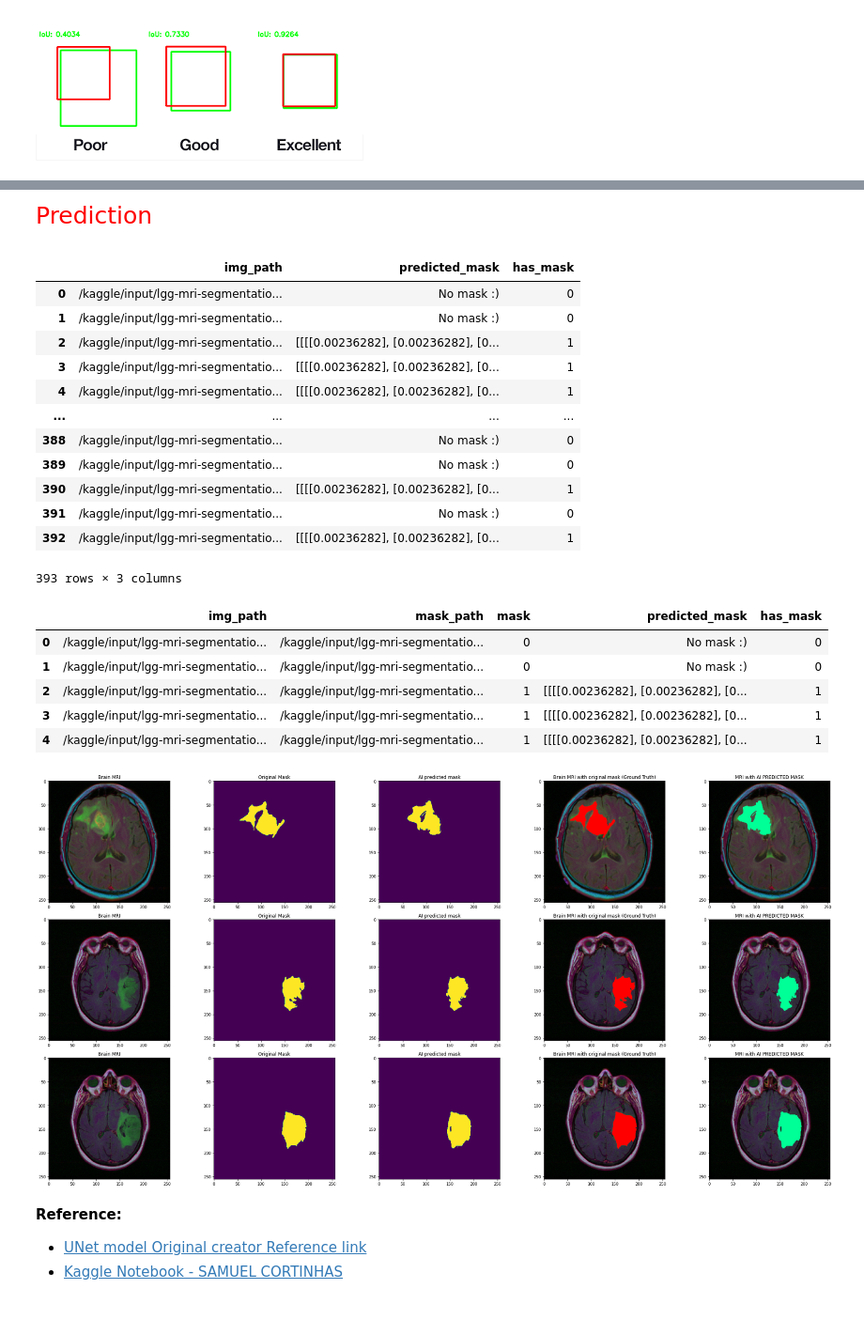
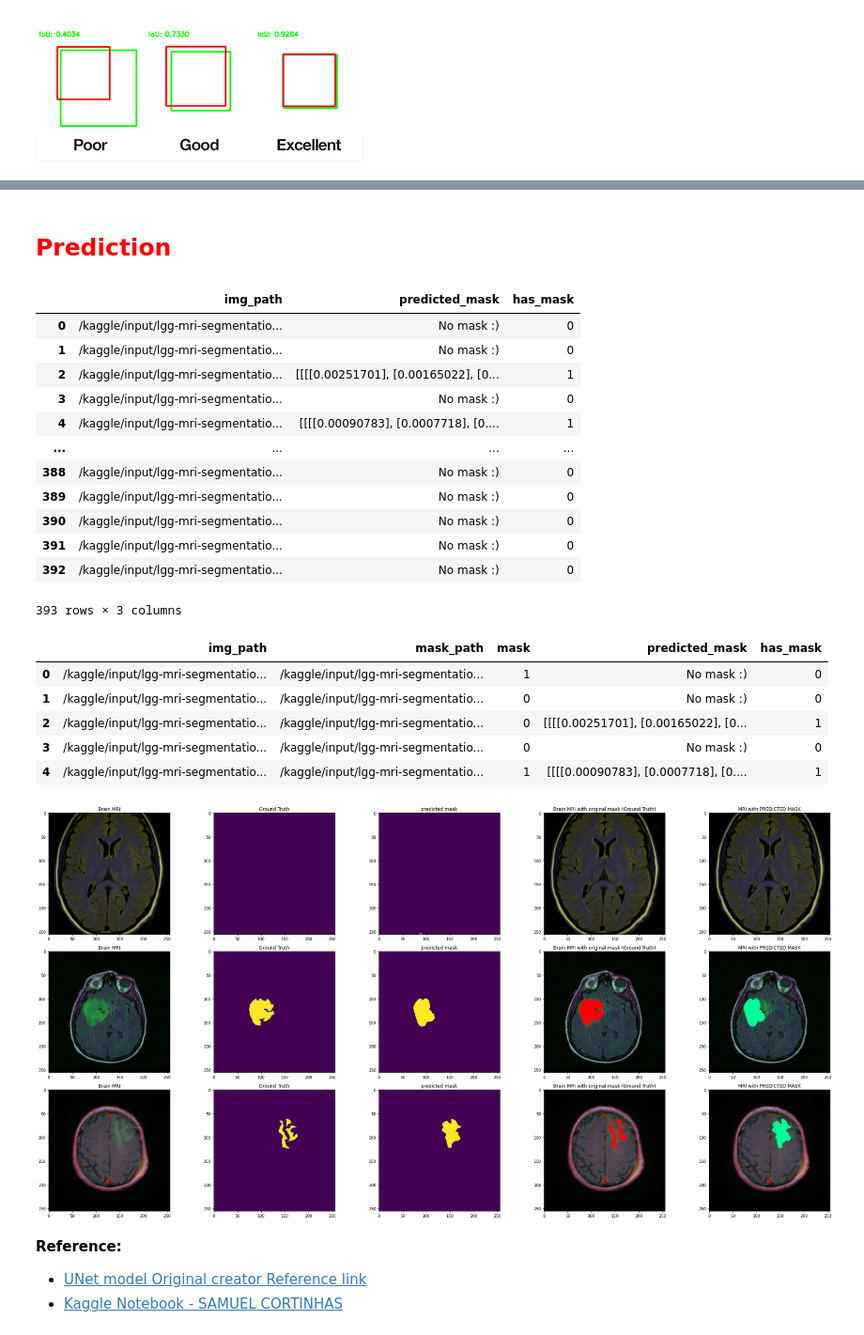
Before and after one commit to tejasurya/Brain-MRI-Detector-Segmentation-Using-UNet, a Jupyter notebook: Brain_MRI_Detector_Segmentation_UNet.ipynb, the cells around one changed output, grey strips where cells are left out. Shown at 94% size. Drawn from its saved outputs; the diff is of its cells as text; code cells hidden in the pictures.

Commit message:
Kaggle Notebook | UNet Guide 🧠 Image segmentation | Version 9

```diff
--- a/Brain_MRI_Detector_Segmentation_UNet.ipynb
+++ b/Brain_MRI_Detector_Segmentation_UNet.ipynb
@@ -536,5 +553,5 @@ def dice_coef_loss(y_true, y_pred):
 # %%
-EPOCH = 70
+EPOCH = 100
 learning_rate = 1e-3
 # %%
 model.compile(optimizer=Adam(learning_rate=1e-3, beta_1=0.9, beta_2=0.999, epsilon=None, decay=1e-3/32, amsgrad=False),
@@ -607,5 +624,5 @@ plt.legend(['train', 'val']);
 # %% [markdown]
-<p class="list-group-item list-group-item-action active" style="color:#FF0000;background-color:white;font-size:25px">Prediction</p> <a id=7></a>
+# <span class="list-group-item list-group-item-action active" style="color:#FF0000;background-color:white;font-size:25px">Prediction</span> <a id=7></a>
 # %%
 test_ids = list(mri_test.img_path)
 test_mask = list(mri_test.mask_path)
@@ -656,26 +673,26 @@ df_pred
 |  | img_path | predicted_mask | has_mask |
 | 0 | /kaggle/input/lgg-mri-segmentatio... | No mask :) | 0 |
 | 1 | /kaggle/input/lgg-mri-segmentatio... | No mask :) | 0 |
-| 2 | /kaggle/input/lgg-mri-segmentatio... | [[[[0.00236282], [0.00236282], [0... | 1 |
-| 3 | /kaggle/input/lgg-mri-segmentatio... | [[[[0.00236282], [0.00236282], [0... | 1 |
-| 4 | /kaggle/input/lgg-mri-segmentatio... | [[[[0.00236282], [0.00236282], [0... | 1 |
+| 2 | /kaggle/input/lgg-mri-segmentatio... | [[[[0.00251701], [0.00165022], [0... | 1 |
+| 3 | /kaggle/input/lgg-mri-segmentatio... | No mask :) | 0 |
+| 4 | /kaggle/input/lgg-mri-segmentatio... | [[[[0.00090783], [0.0007718], [0.... | 1 |
 | ... | ... | ... | ... |
 | 388 | /kaggle/input/lgg-mri-segmentatio... | No mask :) | 0 |
 | 389 | /kaggle/input/lgg-mri-segmentatio... | No mask :) | 0 |
-| 390 | /kaggle/input/lgg-mri-segmentatio... | [[[[0.00236282], [0.00236282], [0... | 1 |
+| 390 | /kaggle/input/lgg-mri-segmentatio... | No mask :) | 0 |
 | 391 | /kaggle/input/lgg-mri-segmentatio... | No mask :) | 0 |
-| 392 | /kaggle/input/lgg-mri-segmentatio... | [[[[0.00236282], [0.00236282], [0... | 1 |
+| 392 | /kaggle/input/lgg-mri-segmentatio... | No mask :) | 0 |
 393 rows × 3 columns
 # %%
 df_pred = mri_test.merge(df_pred, on='img_path')
 df_pred.head()
 # %% [output]
 |  | img_path | mask_path | mask | predicted_mask | has_mask |
-| 0 | /kaggle/input/lgg-mri-segmentatio... | /kaggle/input/lgg-mri-segmentatio... | 0 | No mask :) | 0 |
+| 0 | /kaggle/input/lgg-mri-segmentatio... | /kaggle/input/lgg-mri-segmentatio... | 1 | No mask :) | 0 |
 | 1 | /kaggle/input/lgg-mri-segmentatio... | /kaggle/input/lgg-mri-segmentatio... | 0 | No mask :) | 0 |
-| 2 | /kaggle/input/lgg-mri-segmentatio... | /kaggle/input/lgg-mri-segmentatio... | 1 | [[[[0.00236282], [0.00236282], [0... | 1 |
-| 3 | /kaggle/input/lgg-mri-segmentatio... | /kaggle/input/lgg-mri-segmentatio... | 1 | [[[[0.00236282], [0.00236282], [0... | 1 |
-| 4 | /kaggle/input/lgg-mri-segmentatio... | /kaggle/input/lgg-mri-segmentatio... | 1 | [[[[0.00236282], [0.00236282], [0... | 1 |
+| 2 | /kaggle/input/lgg-mri-segmentatio... | /kaggle/input/lgg-mri-segmentatio... | 0 | [[[[0.00251701], [0.00165022], [0... | 1 |
+| 3 | /kaggle/input/lgg-mri-segmentatio... | /kaggle/input/lgg-mri-segmentatio... | 0 | No mask :) | 0 |
+| 4 | /kaggle/input/lgg-mri-segmentatio... | /kaggle/input/lgg-mri-segmentatio... | 1 | [[[[0.00090783], [0.0007718], [0.... | 1 |
 # %%
 count = 0
 fig, axs = plt.subplots(3,5, figsize=(30,15))
@@ -686,37 +703,37 @@ for i in range(len(df_pred)):
         img = io.imread(df_pred.img_path[i])
         img = cv2.cvtColor(img, cv2.COLOR_BGR2RGB)
         axs[count][0].imshow(img)
         axs[count][0].title.set_text('Brain MRI')
 
         #read original mask
         mask = io.imread(df_pred.mask_path[i])
         axs[count][1].imshow(mask)
-        axs[count][1].title.set_text('Original Mask')
+        axs[count][1].title.set_text('Ground Truth')
 
         #read predicted mask
         pred = np.array(df_pred.predicted_mask[i]).squeeze().round()
         axs[count][2].imshow(pred)
-        axs[count][2].title.set_text('AI predicted mask')
+        axs[count][2].title.set_text('predicted mask')
 
         #overlay original mask with MRI
         img[mask==255] = (255,0,0)
         axs[count][3].imshow(img)
         axs[count][3].title.set_text('Brain MRI with original mask (Ground Truth)')
 
         #overlay predicted mask and MRI
         img_ = io.imread(df_pred.img_path[i])
         img_ = cv2.cvtColor(img_, cv2.COLOR_BGR2RGB)
         img_[pred==1] = (0,255,150)
         axs[count][4].imshow(img_)
-        axs[count][4].title.set_text('MRI with AI PREDICTED MASK')
+        axs[count][4].title.set_text('MRI with PREDICTED MASK')
 
         count +=1
     if (count==3):
         break
 
 fig.tight_layout()
 # %% [output]
-[figure, old version]
+[figure, new version]
 # %% [markdown]
 **Reference:**
 * [UNet model Original creator Reference link](https://github.com/zhixuhao/unet)
```
Also changed, not shown: parts of 21 cells of this notebook.
